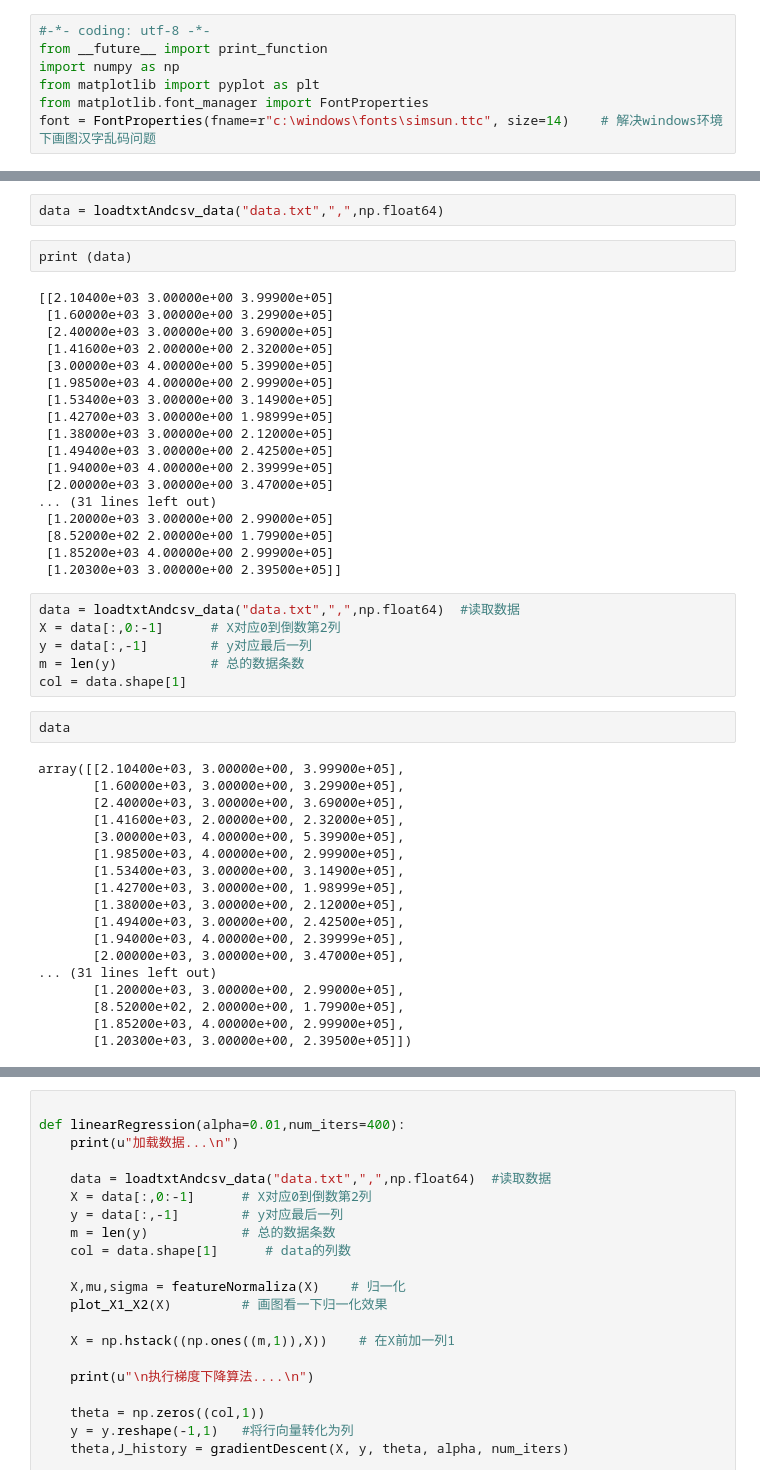
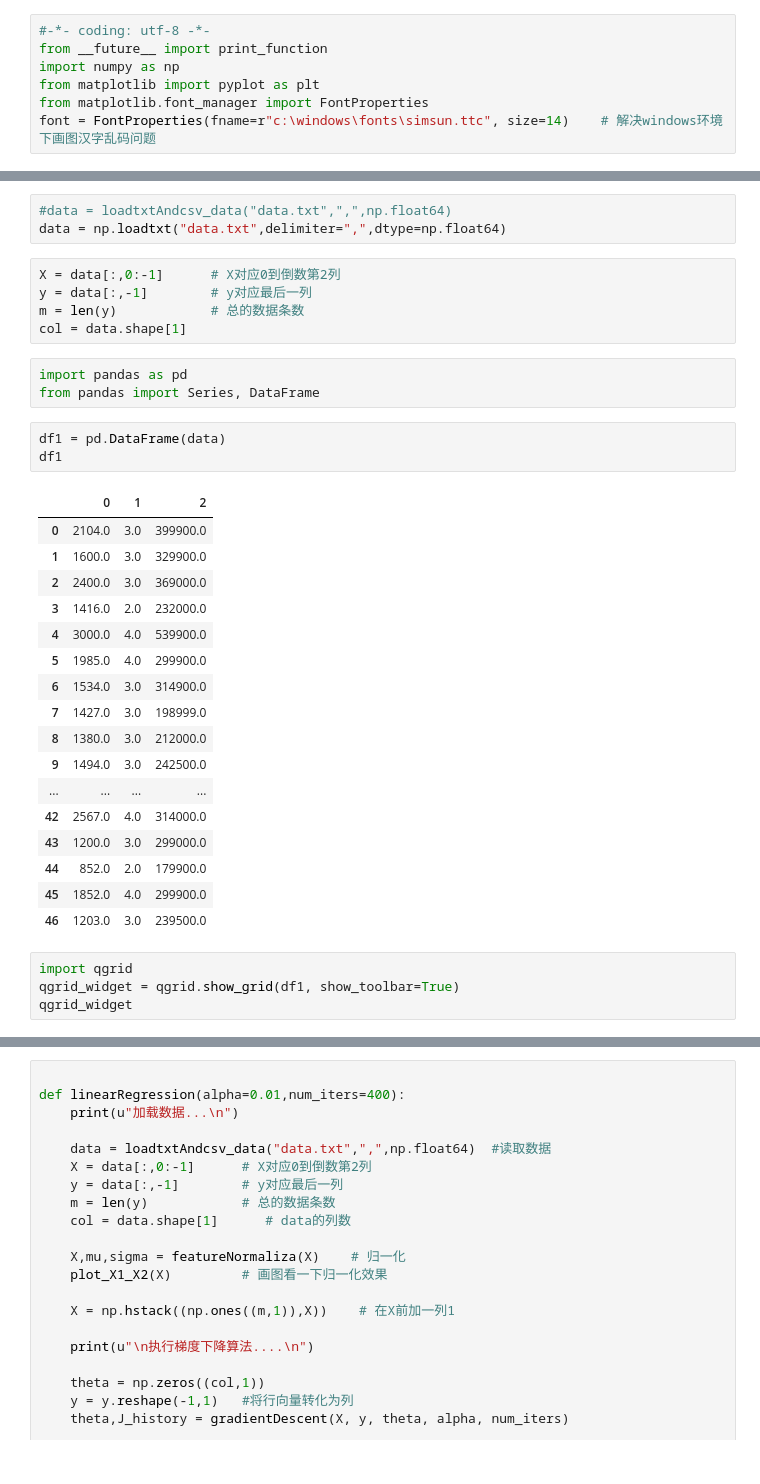
Before and after one commit to YunxiLiGitHub/MachineLearning_Python, a Jupyter notebook: LinearRegression/Yunxi_steps.ipynb, the cells around one changed output, grey strips where cells are left out. Drawn from its saved outputs; the diff is of its cells as text.

```diff
--- a/LinearRegression/Yunxi_steps.ipynb
+++ b/LinearRegression/Yunxi_steps.ipynb
@@ -8,48 +12,36 @@ font = FontProperties(fname=r"c:\windows\fonts\simsun.ttc", size=14)    # 解决
 # %%
-data = loadtxtAndcsv_data("data.txt",",",np.float64)
+#data = loadtxtAndcsv_data("data.txt",",",np.float64)
+data = np.loadtxt("data.txt",delimiter=",",dtype=np.float64)
-# %%
-print (data)
-# %% [output]
-[[2.10400e+03 3.00000e+00 3.99900e+05]
- [1.60000e+03 3.00000e+00 3.29900e+05]
- [2.40000e+03 3.00000e+00 3.69000e+05]
- [1.41600e+03 2.00000e+00 2.32000e+05]
- [3.00000e+03 4.00000e+00 5.39900e+05]
- [1.98500e+03 4.00000e+00 2.99900e+05]
- [1.53400e+03 3.00000e+00 3.14900e+05]
- [1.42700e+03 3.00000e+00 1.98999e+05]
- [1.38000e+03 3.00000e+00 2.12000e+05]
- [1.49400e+03 3.00000e+00 2.42500e+05]
- [1.94000e+03 4.00000e+00 2.39999e+05]
- [2.00000e+03 3.00000e+00 3.47000e+05]
-... (31 lines left out)
- [1.20000e+03 3.00000e+00 2.99000e+05]
- [8.52000e+02 2.00000e+00 1.79900e+05]
- [1.85200e+03 4.00000e+00 2.99900e+05]
- [1.20300e+03 3.00000e+00 2.39500e+05]]
 # %%
-data = loadtxtAndcsv_data("data.txt",",",np.float64)  #读取数据
 X = data[:,0:-1]      # X对应0到倒数第2列
 y = data[:,-1]        # y对应最后一列
 m = len(y)            # 总的数据条数
 col = data.shape[1]
-# %%
-data
-# %% [output]
-array([[2.10400e+03, 3.00000e+00, 3.99900e+05],
-       [1.60000e+03, 3.00000e+00, 3.29900e+05],
-       [2.40000e+03, 3.00000e+00, 3.69000e+05],
-       [1.41600e+03, 2.00000e+00, 2.32000e+05],
-       [3.00000e+03, 4.00000e+00, 5.39900e+05],
-       [1.98500e+03, 4.00000e+00, 2.99900e+05],
-       [1.53400e+03, 3.00000e+00, 3.14900e+05],
-       [1.42700e+03, 3.00000e+00, 1.98999e+05],
-       [1.38000e+03, 3.00000e+00, 2.12000e+05],
-       [1.49400e+03, 3.00000e+00, 2.42500e+05],
-       [1.94000e+03, 4.00000e+00, 2.39999e+05],
-       [2.00000e+03, 3.00000e+00, 3.47000e+05],
-... (31 lines left out)
-       [1.20000e+03, 3.00000e+00, 2.99000e+05],
-       [8.52000e+02, 2.00000e+00, 1.79900e+05],
-       [1.85200e+03, 4.00000e+00, 2.99900e+05],
-       [1.20300e+03, 3.00000e+00, 2.39500e+05]])
+# %%
+import pandas as pd
+from pandas import Series, DataFrame
+# %%
+df1 = pd.DataFrame(data)
+df1
+# %% [output]
+|  | 0 | 1 | 2 |
+| 0 | 2104.0 | 3.0 | 399900.0 |
+| 1 | 1600.0 | 3.0 | 329900.0 |
+| 2 | 2400.0 | 3.0 | 369000.0 |
+| 3 | 1416.0 | 2.0 | 232000.0 |
+| 4 | 3000.0 | 4.0 | 539900.0 |
+| 5 | 1985.0 | 4.0 | 299900.0 |
+| 6 | 1534.0 | 3.0 | 314900.0 |
+| 7 | 1427.0 | 3.0 | 198999.0 |
+| 8 | 1380.0 | 3.0 | 212000.0 |
+| 9 | 1494.0 | 3.0 | 242500.0 |
+| ... | ... | ... | ... |
+| 42 | 2567.0 | 4.0 | 314000.0 |
+| 43 | 1200.0 | 3.0 | 299000.0 |
+| 44 | 852.0 | 2.0 | 179900.0 |
+| 45 | 1852.0 | 4.0 | 299900.0 |
+| 46 | 1203.0 | 3.0 | 239500.0 |
+# %%
+import qgrid
+qgrid_widget = qgrid.show_grid(df1, show_toolbar=True)
+qgrid_widget
```
Also changed, not shown: parts of 6 cells of this notebook, 1 other file.
